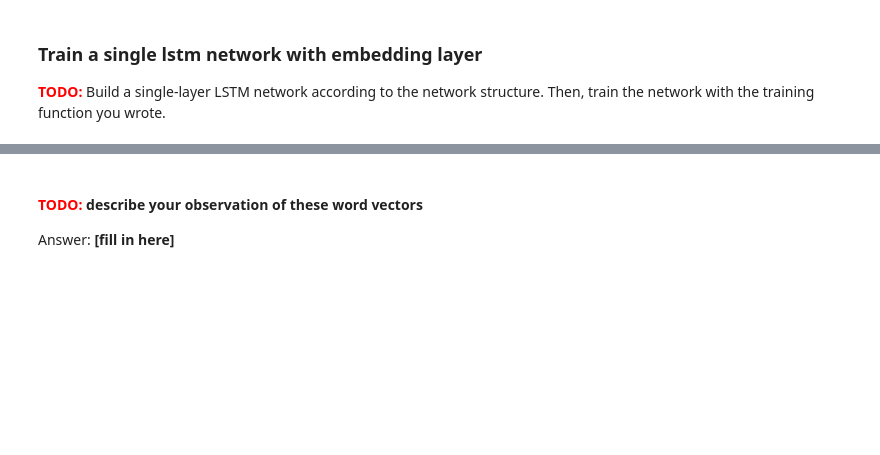
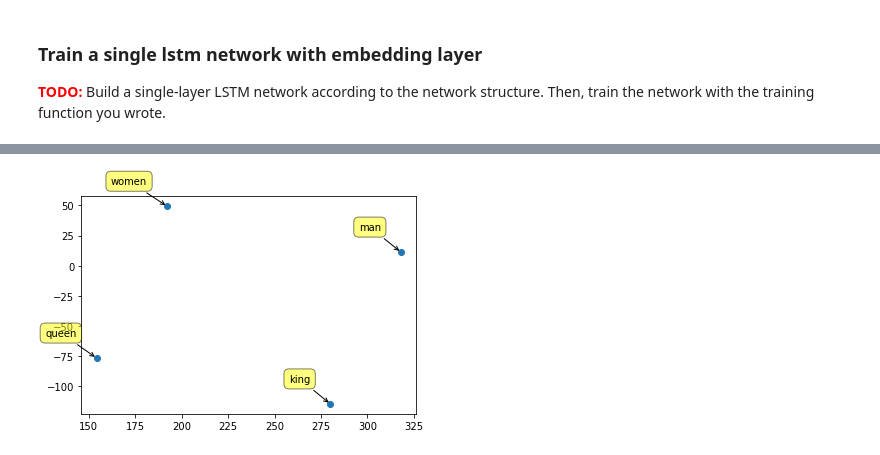
Before and after one commit to crowegian/NNetsDL_F17, a Jupyter notebook: assignment3_Nov11/task2-rnn-applications.ipynb, the cells around one changed output, grey strips where cells are left out. Saved outputs shown, nothing was run; the diff lists cells and outputs as text; code cells hidden in the pictures; blank space fills up the shorter version.

```diff
--- a/assignment3_Nov11/task2-rnn-applications.ipynb
+++ b/assignment3_Nov11/task2-rnn-applications.ipynb
@@ -182,7 +184,9 @@ with tf.Session() as sess:
         _, train_loss, train_acc = sess.run([optimizer, loss, acc], feed_dict={tweets: training_batch_x,
                                                                                labels: training_batch_y})
 #         _, train_loss, train_acc = pass
-        if (step % 50 == 0):
+#         if step > 230:
+#             print(step)
+        if (step % 50 == 0 or step == 999):
             trainLoss, testAccuracy = sess.run([loss, acc], feed_dict={tweets: test_tweets,
                                                                            labels: test_labels})
             print("For Iteration {}\n\tTest loss:{}\n\tTest Accurcy:{}".format(step, trainLoss, testAccuracy))
@@ -241,7 +331,12 @@ def embedding(input_, vocab_size, output_size, name):
     1. Define an embedding matrix
     2. return both the lookup results and the embedding matrix.
     """
-    pass
+#     embeddings = np.array(np.random.randn(len(helper.tok2id) + 1, embeddingSize), dtype=np.float32)
+    embeddings = tf.Variable(tf.random_uniform([vocab_size, output_size], -1.0, 1.0))# embeddings
+    # are random uniform between -1 and 1
+    embeddingLookup = tf.nn.embedding_lookup(params = embeddings, ids = input_,
+                                            name = name)
+    return(embeddings, embeddingLookup)
 # YOUR CODE HERE
 # %% [markdown]
 ### Train a single lstm network with embedding layer
@@ -269,6 +465,12 @@ The result for female-male pairs should look like, and you will observe that kin
 
 
 ![](./img/tsne_female_male.png)
+# %%
+vocabDict = {}
+for idx, word in enumerate(vocabulary):
+    vocabDict[word] = idx
+def lookupWordVec(word, vocab = vocabDict, embeddingsMat = trainedEmbeddingsFinal):
+    return(embeddingsMat[vocab[word],:])
 # %%
 female_male = ["men", "women", "king", "queen"]
 country_capital = ["spain", "madrid", "italy", "rome", "japan", "tokyo"]
@@ -280,4 +478,30 @@ from sklearn.manifold import TSNE
-# %% [markdown]
-#### <span style="color:red">TODO: </span> describe your observation of these word vectors
-
-Answer: **[fill in here]**
+# %%
+from sklearn.manifold import TSNE
+X = np.array([lookupWordVec(word = "man"), lookupWordVec(word = "women"),
+              lookupWordVec(word = "king"), lookupWordVec(word = "queen")])
+# X = np.array([[0, 0, 0], [0, 1, 1], [1, 0, 1], [1, 1, 1]])
+dimReducVecs_gender = TSNE(n_components=2).fit_transform(X)
+# dimReducVecs_gender = np.vstack([dimReducVecs, dimReducVecs[2,:] - dimReducVecs[0,:] + dimReducVecs[1,:]])
+# dimReducVecs = np.transpose(dimReducVecs)
+### your code here
+# %%
+import matplotlib.pyplot
+import pylab
+
+x = [1,2,3,4]
+y = [3,4,8,6]
+
+matplotlib.pyplot.scatter(dimReducVecs_gender[:,0], dimReducVecs_gender[:,1])
+labels = ["man", "women", "king", "queen"]
+for label, x, y in zip(labels, dimReducVecs_gender[:, 0], dimReducVecs_gender[:, 1]):
+    plt.annotate(
+        label,
+        xy=(x, y), xytext=(-20, 20),
+        textcoords='offset points', ha='right', va='bottom',
+        bbox=dict(boxstyle='round,pad=0.5', fc='yellow', alpha=0.5),
+        arrowprops=dict(arrowstyle = '->', connectionstyle='arc3,rad=0'))
+
+
+matplotlib.pyplot.show()
+# %% [output]
+[figure, added]
```
Also changed, not shown: parts of 17 cells of this notebook, 1 other file.
